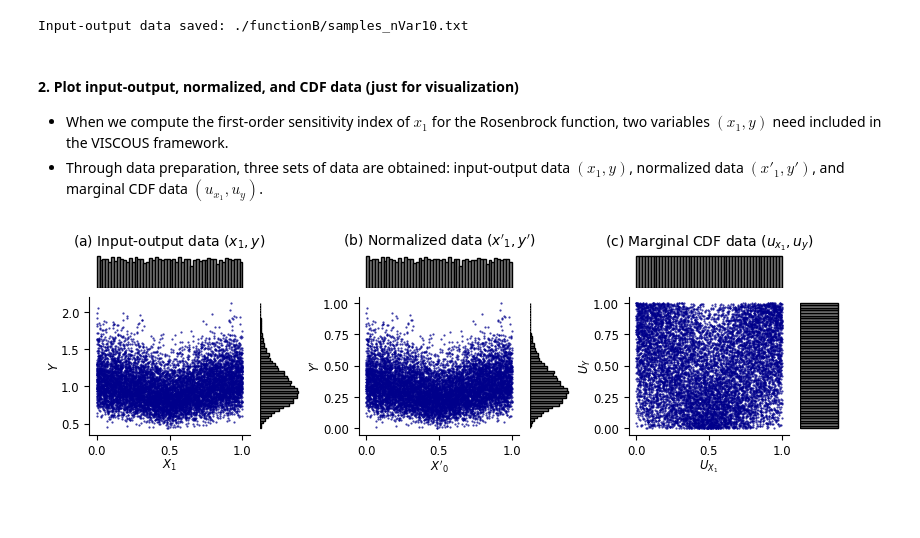
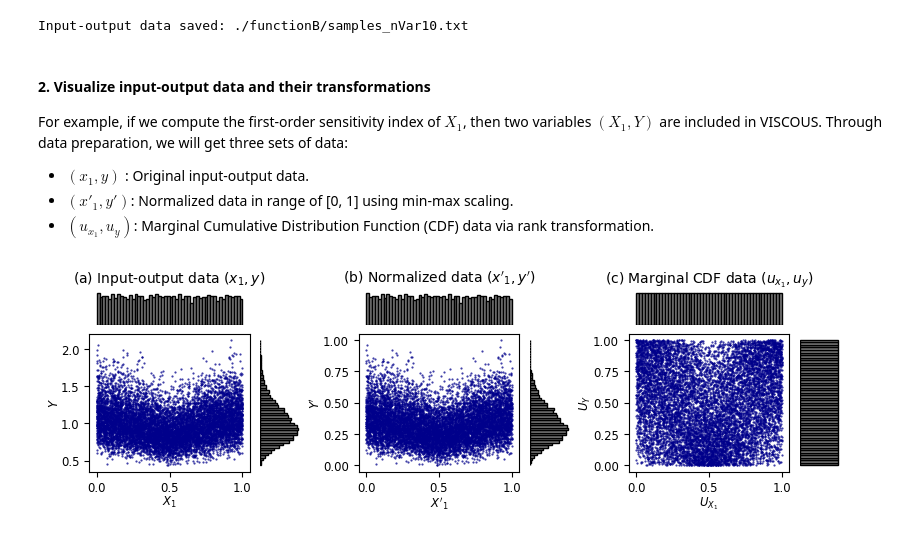
Before and after one commit to CH-Earth/pyviscous, a Jupyter notebook: examples/functionB.ipynb, the cells around one changed output. Drawn from its saved outputs; the diff is of its cells as text; code cells hidden in the pictures; blank space fills up the shorter version.

```diff
--- a/examples/functionB.ipynb
+++ b/examples/functionB.ipynb
@@ -36,22 +36,18 @@ def Sobol_function(x, a):
 # %% [markdown]
 #### Configurations
 # %%
-rootPath  = '.'  # root path where example data will be stored.
-outputDir = os.path.join(rootPath,'functionB')
+# Define a folder to save sensitivity results.
+outputDir = os.path.join('.','functionB')
 if not os.path.exists(outputDir):
     os.makedirs(outputDir)
 
+# Define other variables
 nVar            = 10     # number of input x variables
 paramLowerLimit = 0      # lower limit of x
 paramUpperLimit = 1      # upper limit of x
 nSample         = 10000  # number of input data samples
 
-sampleFile      = os.path.join(outputDir,'samples_nVar%d.txt'%(nVar))
-
-# The evaluated input variable index, starting from zero.
-xIndex          = 0     # An integer.
-                        # Index 0 refers to the 1st input variable x1, meaning that we aim to calculate the sensitivity index of x1.
-                        # When compute the sensitivity indices for multiple variables, please use a loop.
+sampleFile      = os.path.join(outputDir,'samples_nVar%d.txt'%(nVar)) # sample file path
 # %% [markdown]
 #### 1. Generate input-output data
 # %%
@@ -78,18 +74,27 @@ print('Input-output data saved: %s'%(sampleFile))
 # %% [output]
 Input-output data saved: ./functionB/samples_nVar10.txt
 # %% [markdown]
-#### 2. Plot input-output, normalized, and CDF data (just for visualization)
-- When we compute the first-order sensitivity index of $x_1$ for the Rosenbrock function, two variables $(x_1,y)$ need included in the VISCOUS framework.
-- Through data preparation, three sets of data are obtained: input-output data $(x_1,y)$, normalized data $(x'_{1},y')$, and marginal CDF data $(u_{x_1},u_y)$.
+#### 2. Visualize input-output data and their transformations
+For example, if we compute the first-order sensitivity index of $X_1$, then two variables $(X_1,Y)$ are included in VISCOUS. Through data preparation, we will get three sets of data:
+- $(x_1,y)$ : Original input-output data.
+- $(x'_{1},y')$: Normalized data in range of [0, 1] using min-max scaling.
+- $(u_{x_1},u_y)$: Marginal Cumulative Distribution Function (CDF) data via rank transformation.
 # %%
+# --- Specify function arguments ---
 # Load input-output data
 data = np.loadtxt(sampleFile, skiprows=0, delimiter=',')
 x    = data[:,0:-1]
 y    = data[:,-1].reshape(-1,1)
 
-ofile = os.path.join(outputDir,'data.png')
+# Index of the evaluated input variable, starting from zero.
+xIndex = 0     # This means evaluating X1.
+
+# Output figure path
+ofile = os.path.join(outputDir, f'x{xIndex + 1}_y.png')
+
+# --- Plot ---
 vsplt.plot_data_conversion(x,y,xIndex,ofile)
 # %% [output]
-[figure, old version]
+[figure, new version]
 # %% [markdown]
 #### 3. Calculate the first-order sensitivity index
```
Also changed, not shown: parts of 18 cells of this notebook, 5 other files.
